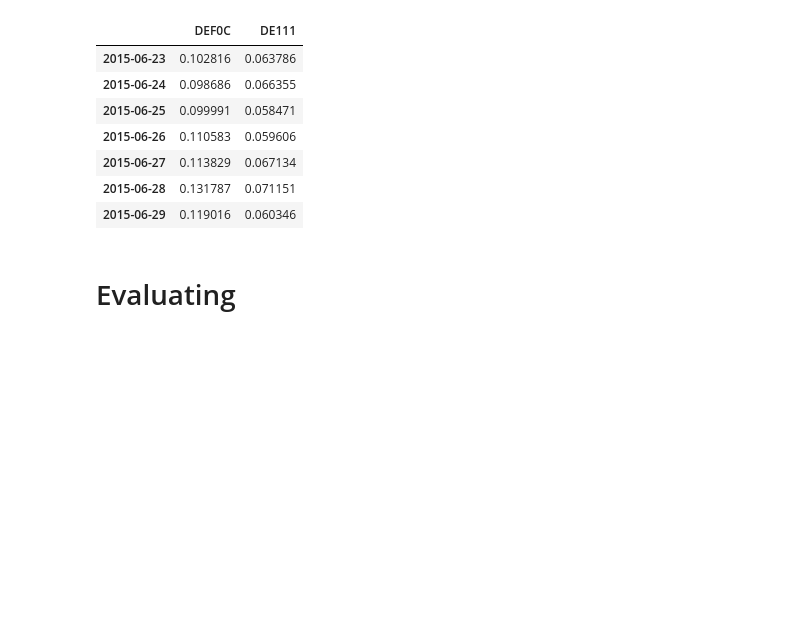
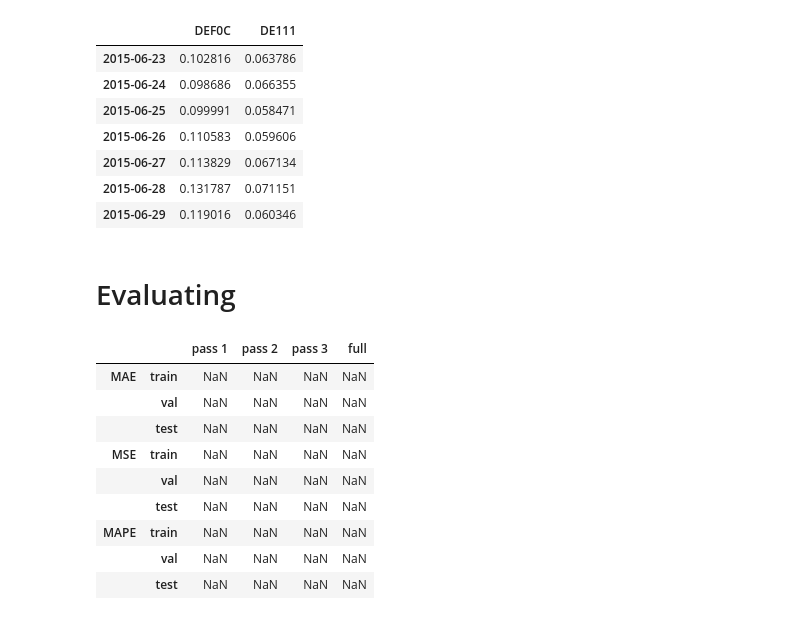
Before and after one commit to ArjunReddy07/wind-stf, a Jupyter notebook: prototyping/evaluate.ipynb, the cells around one changed output. Saved outputs shown, nothing was run; the diff lists cells and outputs as text; code cells hidden in the pictures; blank space fills up the shorter version.

```diff
--- a/prototyping/evaluate.ipynb
+++ b/prototyping/evaluate.ipynb
@@ -179,0 +186,19 @@ mean_squared_error(y, y_hat, multioutput='raw_values') ** 0.5
+# %%
+scores_nodewise = pd.DataFrame(
+    data=None,
+    index=pd.MultiIndex.from_product([['MAE', 'MSE', 'MAPE'], ['train', 'val', 'test']]),
+    columns=model.keys()
+)
+
+scores_nodewise
+# %% [output]
+|  |  | pass 1 | pass 2 | pass 3 | full |
+| MAE | train | NaN | NaN | NaN | NaN |
+|  | val | NaN | NaN | NaN | NaN |
+|  | test | NaN | NaN | NaN | NaN |
+| MSE | train | NaN | NaN | NaN | NaN |
+|  | val | NaN | NaN | NaN | NaN |
+|  | test | NaN | NaN | NaN | NaN |
+| MAPE | train | NaN | NaN | NaN | NaN |
+|  | val | NaN | NaN | NaN | NaN |
+|  | test | NaN | NaN | NaN | NaN |
```
Also changed, not shown: parts of 19 cells of this notebook, 4 other files.
